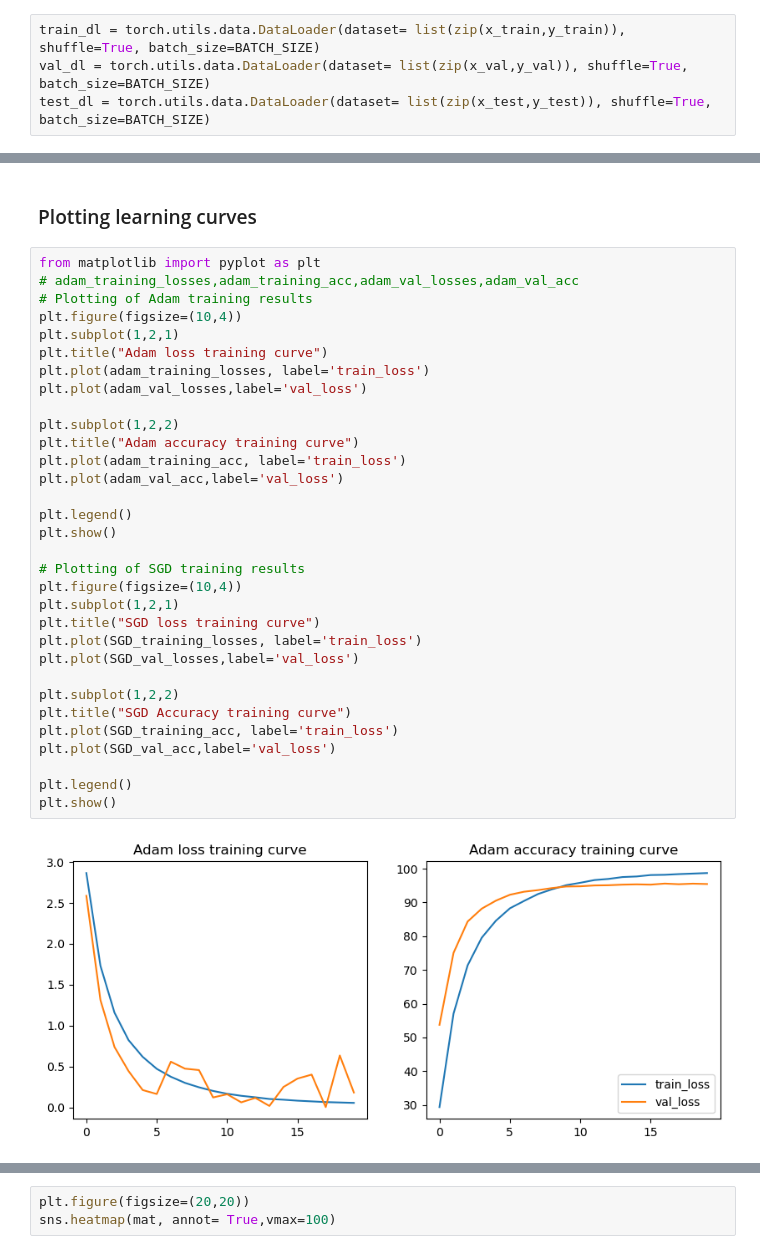
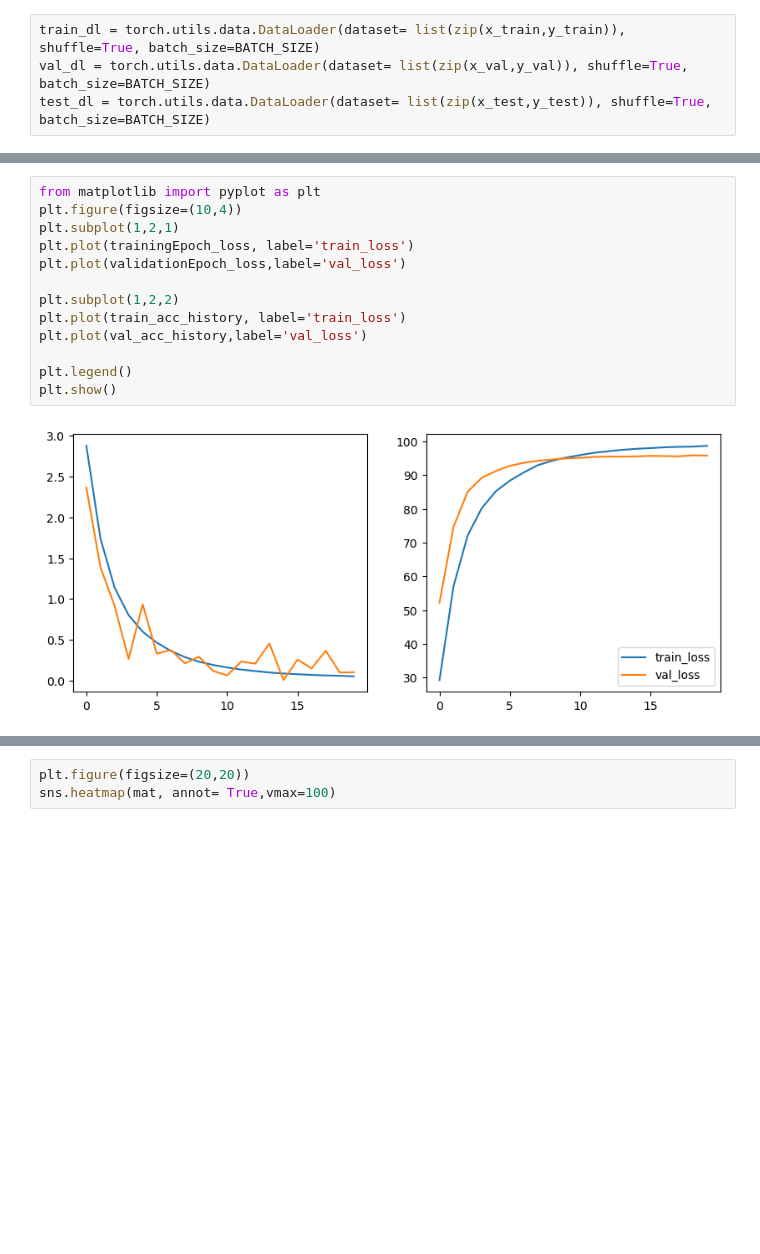
Before and after one commit to MoatazEldeeb/Author-Attribution, a Jupyter notebook: author-attribution-NN.ipynb, the cells around one changed output, grey strips where cells are left out. Saved outputs shown, nothing was run; the diff lists cells and outputs as text; blank space fills up the shorter version.

```diff
--- a/author-attribution-NN.ipynb
+++ b/author-attribution-NN.ipynb
@@ -263,36 +239,15 @@ epoch 11 / 20, step 252/ 1259, loss = 0.0203, val_loss = 0.1599
-# %% [markdown]
-### Plotting learning curves
 # %%
 from matplotlib import pyplot as plt
-# adam_training_losses,adam_training_acc,adam_val_losses,adam_val_acc
-# Plotting of Adam training results
 plt.figure(figsize=(10,4))
 plt.subplot(1,2,1)
-plt.title("Adam loss training curve")
-plt.plot(adam_training_losses, label='train_loss')
-plt.plot(adam_val_losses,label='val_loss')
+plt.plot(trainingEpoch_loss, label='train_loss')
+plt.plot(validationEpoch_loss,label='val_loss')
 
 plt.subplot(1,2,2)
-plt.title("Adam accuracy training curve")
-plt.plot(adam_training_acc, label='train_loss')
-plt.plot(adam_val_acc,label='val_loss')
+plt.plot(train_acc_history, label='train_loss')
+plt.plot(val_acc_history,label='val_loss')
 
 plt.legend()
 plt.show()
-
-# Plotting of SGD training results
-plt.figure(figsize=(10,4))
-plt.subplot(1,2,1)
-plt.title("SGD loss training curve")
-plt.plot(SGD_training_losses, label='train_loss')
-plt.plot(SGD_val_losses,label='val_loss')
-
-plt.subplot(1,2,2)
-plt.title("SGD Accuracy training curve")
-plt.plot(SGD_training_acc, label='train_loss')
-plt.plot(SGD_val_acc,label='val_loss')
-
-plt.legend()
-plt.show()
 # %% [output]
-[figure, old version]
+[figure, new version]
```
Also changed, not shown: parts of 15 cells of this notebook, 2 other files.
